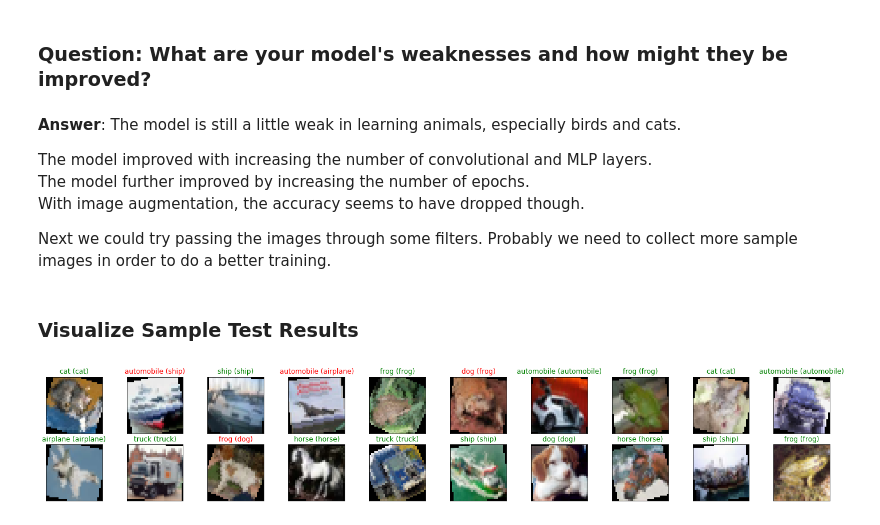
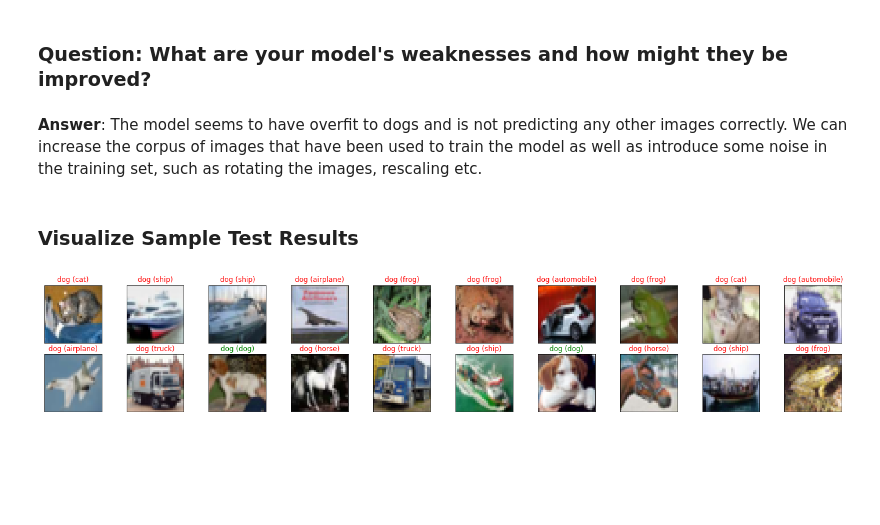
Before and after one commit to ksprashu/deep-learning-v2-pytorch, a Jupyter notebook: convolutional-neural-networks/cifar-cnn/cifar10_cnn_exercise.ipynb, the cells around one changed output. Drawn from its saved outputs; the diff is of its cells as text; code cells hidden in the pictures; blank space fills up the shorter version.

```diff
--- a/convolutional-neural-networks/cifar-cnn/cifar10_cnn_exercise.ipynb
+++ b/convolutional-neural-networks/cifar-cnn/cifar10_cnn_exercise.ipynb
@@ -229,10 +214,10 @@ Decide on a loss and optimization function that is best suited for this classifi
 import torch.optim as optim
 
 # specify loss function
-criterion = nn.CrossEntropyLoss()
+criterion = nn.NLLLoss()
 
 # specify optimizer
-optimizer = optim.Adam(model.parameters(), lr=0.001)
+optimizer = optim.Adam(model.parameters(), lr=0.0001)
 # %% [markdown]
 ---
 ## Train the Network
@@ -240,7 +225,7 @@ optimizer = optim.Adam(model.parameters(), lr=0.001)
 Remember to look at how the training and validation loss decreases over time; if the validation loss ever increases it indicates possible overfitting.
 # %%
 # number of epochs to train the model
-n_epochs = 50 # you may increase this number to train a final model
+n_epochs = 20 # you may increase this number to train a final model
 
 valid_loss_min = np.Inf # track change in validation loss
 
@@ -392,39 +375,31 @@ Test Accuracy (Overall): 69% (6904/10000)
 # %% [markdown]
 ### Question: What are your model's weaknesses and how might they be improved?
-# %% [markdown]
-**Answer**: The model is still a little weak in learning animals, especially birds and cats.
-
-The model improved with increasing the number of convolutional and MLP layers.<br>
-The model further improved by increasing the number of epochs.<br>
-With image augmentation, the accuracy seems to have dropped though.
-
-Next we could try passing the images through some filters.
-Probably we need to collect more sample images in order to do a better training.
+# %% [markdown]
+**Answer**: The model seems to have overfit to dogs and is not predicting any other images correctly. We can increase the corpus of images that have been used to train the model as well as introduce some noise in the training set, such as rotating the images, rescaling etc.
 # %% [markdown]
 ### Visualize Sample Test Results
 # %%
 # obtain one batch of test images
 dataiter = iter(test_loader)
 images, labels = dataiter.next()
 images.numpy()
 
 # move model inputs to cuda, if GPU available
 if train_on_gpu:
     images = images.cuda()
 
 # get sample outputs
 output = model(images)
 # convert output probabilities to predicted class
 _, preds_tensor = torch.max(output, 1)
 preds = np.squeeze(preds_tensor.numpy()) if not train_on_gpu else np.squeeze(preds_tensor.cpu().numpy())
 
 # plot the images in the batch, along with predicted and true labels
-images = images.cpu()
 fig = plt.figure(figsize=(25, 4))
 for idx in np.arange(20):
     ax = fig.add_subplot(2, 20/2, idx+1, xticks=[], yticks=[])
     imshow(images[idx])
     ax.set_title("{} ({})".format(classes[preds[idx]], classes[labels[idx]]),
                  color=("green" if preds[idx]==labels[idx].item() else "red"))
 # %% [output]
-[figure, old version]
+[figure, new version]
```
Also changed, not shown: parts of 7 cells of this notebook.
